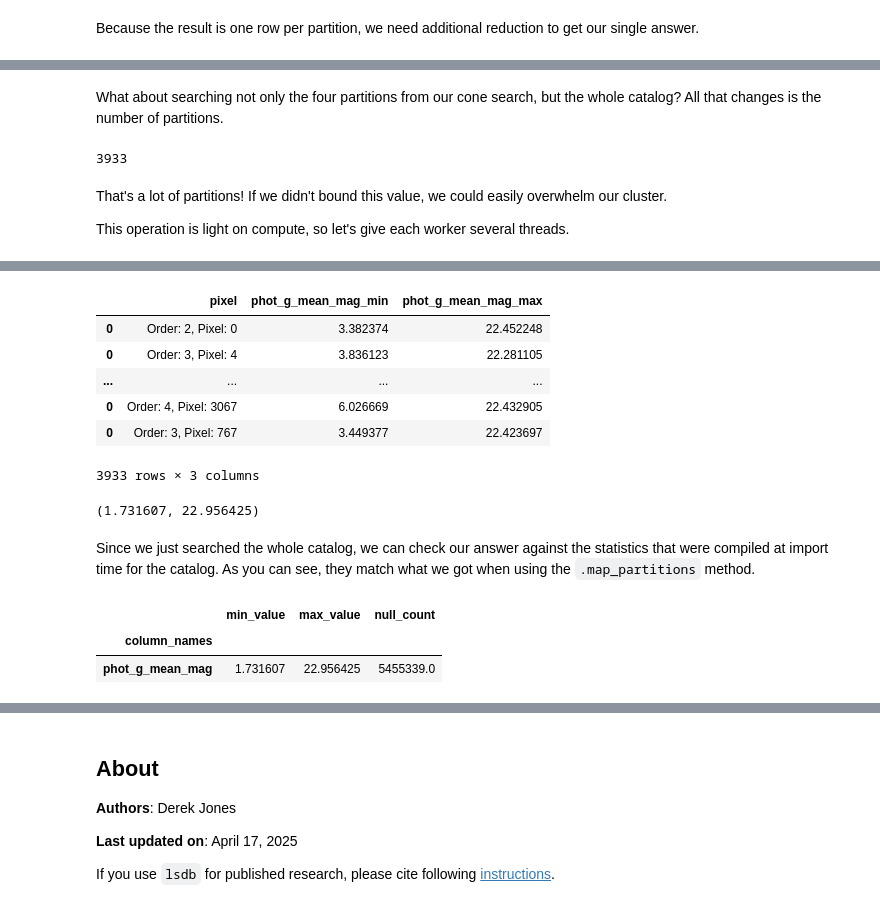
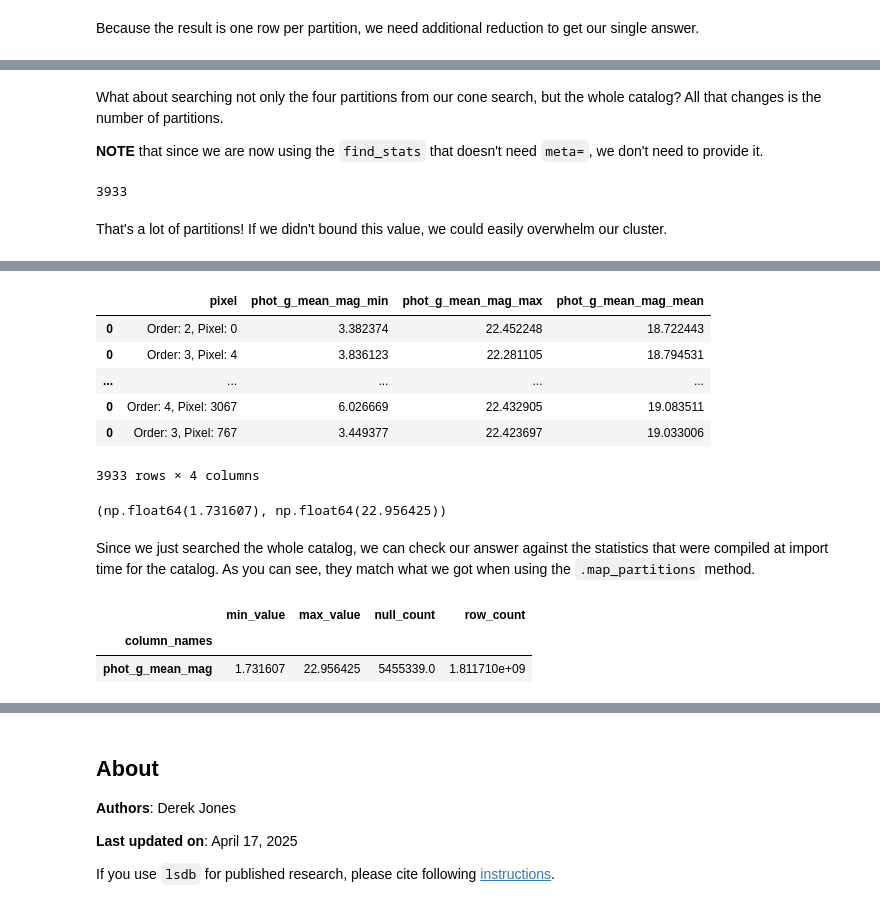
Before and after one commit to astronomy-commons/lsdb, a Jupyter notebook: docs/tutorials/pre_executed/map_partitions.ipynb, the cells around one changed output, grey strips where cells are left out. Drawn from its saved outputs; the diff is of its cells as text; code cells hidden in the pictures.

```diff
--- a/docs/tutorials/pre_executed/map_partitions.ipynb
+++ b/docs/tutorials/pre_executed/map_partitions.ipynb
@@ -114,9 +139,12 @@ However, it's a good idea to bound the number of workers, in case the number of
 # %%
 %%time
-npartitions = len(gaia3.get_healpix_pixels())
 from dask.distributed import Client
 
-with Client(n_workers=min(8, npartitions)) as client:
-    result = unrealized.compute()
+npartitions = gaia3.npartitions
+
+# Create a client which will be implicitly used until we make a new one
+client = Client(n_workers=min(4, npartitions), memory_limit="auto")
+
+result = unrealized.compute()
 result
 # %% [output]
@@ -150,25 +178,24 @@ If you have any other parameters that your function requires, take them as keywo
 
 The operation we're going to do here is a reducing operation (min and max), and it will be run on each partition, reducing the many rows in each partition to a single value.  This means that the output of `.map_partitions` in this case will contain *one row per partition*.  Thus, you will need to do additional reduction on this output in order to get a single final result.
 # %%
-# Given a target column, produce a DataFrame that has nothing but
-# the min and max values for that column.
-#
-# Note that the function must work correctly when given an empty DataFrame
+# Note that this function must work correctly when given an empty DataFrame
 # as an input, too; if not, you're obliged to provide "meta", that is,
-# information about argument type and shape.  It's certainly easier to
-# simply handle DataFrames when you can.
+# information about output type and shape.
 import pandas as pd
 
 
 def find_stats(df, pixel, target_column=""):
-    min_val = df[target_column].min()
-    max_val = df[target_column].max()
+    c = df[target_column]
+    min_val = c.min()
+    max_val = c.max()
+    mean_val = c.mean()
     return pd.DataFrame(
         [
             {
                 "pixel": pixel,
                 f"{target_column}_min": min_val,
                 f"{target_column}_max": max_val,
+                f"{target_column}_mean": mean_val,
             }
         ]
     )
@@ -181,10 +289,6 @@ unrealized = gaia3.map_partitions(
 )
 # %%
 %%time
-npartitions = len(gaia3.get_healpix_pixels())
-from dask.distributed import Client
-
-with Client(n_workers=min(8, npartitions)) as client:
-    result = unrealized.compute()
+result = unrealized.compute()
 result
 # %% [output]
@@ -211,9 +315,11 @@ result["phot_g_mean_mag_min"].min(), result["phot_g_mean_mag_max"].max()
 # %% [markdown]
 What about searching not only the four partitions from our cone search, but the whole catalog?  All that changes is the number of partitions.
+
+**NOTE** that since we are now using the `find_stats` that doesn't need `meta=`, we don't need to provide it.
 # %%
 gaia3_all = lsdb.open_catalog(
-    f"{gaia_root}/gaia_dr3/gaia",
-    margin_cache=f"{gaia_root}/gaia_dr3/gaia_10arcs",
+    f"{catalog_root}/gaia_dr3",
+    margin_cache="gaia_10arcs",
     columns=[
         "source_id",
         "ra",
@@ -228,18 +334,18 @@ unrealized = gaia3_all.map_partitions(
     # function
     target_column="phot_g_mean_mag",
 )
-npartitions = len(unrealized.get_healpix_pixels())
+npartitions = unrealized.npartitions
 # %%
 npartitions
 # %% [output]
 3933
 # %% [markdown]
 That's a lot of partitions!  If we didn't bound this value, we could easily overwhelm our cluster.
-
-This operation is light on compute, so let's give each worker several threads.
 # %%
 %%time
-with Client(n_workers=min(8, npartitions), memory_limit="4GB", threads_per_worker=4) as client:
-    result = unrealized.compute()
+# Close the old client and make a new one that takes into account the new number of partitions.
+client.close()
+client = Client(n_workers=min(8, npartitions), memory_limit="auto")
+result = unrealized.compute()
 result
 # %% [output]
@@ -248,15 +354,15 @@ Wall time: 6min 46s
-|  | pixel | phot_g_mean_mag_min | phot_g_mean_mag_max |
-| 0 | Order: 2, Pixel: 0 | 3.382374 | 22.452248 |
-| 0 | Order: 3, Pixel: 4 | 3.836123 | 22.281105 |
-| ... | ... | ... | ... |
-| 0 | Order: 4, Pixel: 3067 | 6.026669 | 22.432905 |
-| 0 | Order: 3, Pixel: 767 | 3.449377 | 22.423697 |
+|  | pixel | phot_g_mean_mag_min | phot_g_mean_mag_max | phot_g_mean_mag_mean |
+| 0 | Order: 2, Pixel: 0 | 3.382374 | 22.452248 | 18.722443 |
+| 0 | Order: 3, Pixel: 4 | 3.836123 | 22.281105 | 18.794531 |
+| ... | ... | ... | ... | ... |
+| 0 | Order: 4, Pixel: 3067 | 6.026669 | 22.432905 | 19.083511 |
+| 0 | Order: 3, Pixel: 767 | 3.449377 | 22.423697 | 19.033006 |
-3933 rows × 3 columns
+3933 rows × 4 columns
 # %%
 # We need to do a final reduction step to get the true min and max
 result["phot_g_mean_mag_min"].min(), result["phot_g_mean_mag_max"].max()
 # %% [output]
-(1.731607, 22.956425)
+(np.float64(1.731607), np.float64(22.956425))
 # %% [markdown]
 Since we just searched the whole catalog, we can check our answer
 against the statistics that were compiled at import time for the
@@ -265,6 +371,6 @@ the `.map_partitions` method.
 # %%
 gaia3_all.hc_structure.aggregate_column_statistics(include_columns="phot_g_mean_mag")
 # %% [output]
-|  | min_value | max_value | null_count |
-| column_names |  |  |  |
-| phot_g_mean_mag | 1.731607 | 22.956425 | 5455339.0 |
+|  | min_value | max_value | null_count | row_count |
+| column_names |  |  |  |  |
+| phot_g_mean_mag | 1.731607 | 22.956425 | 5455339.0 | 1.811710e+09 |
```
Also changed, not shown: parts of 48 cells of this notebook, 1 other file.
